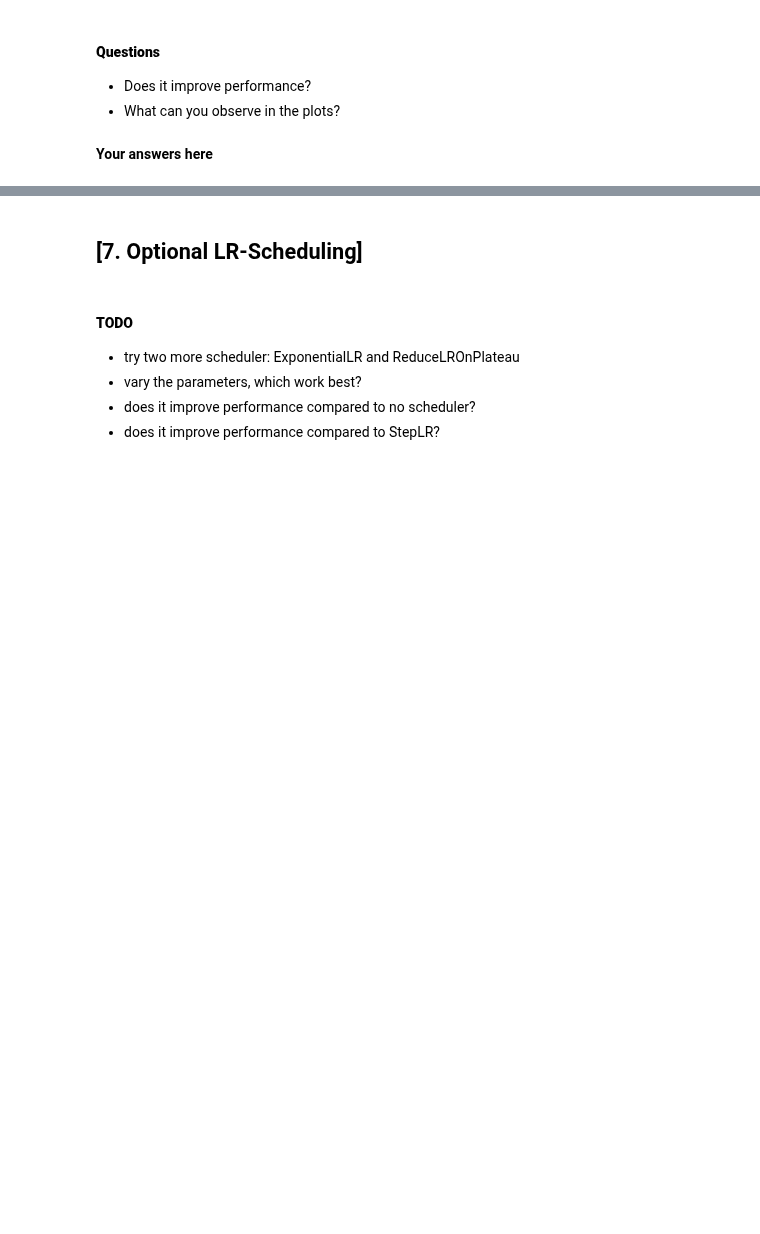
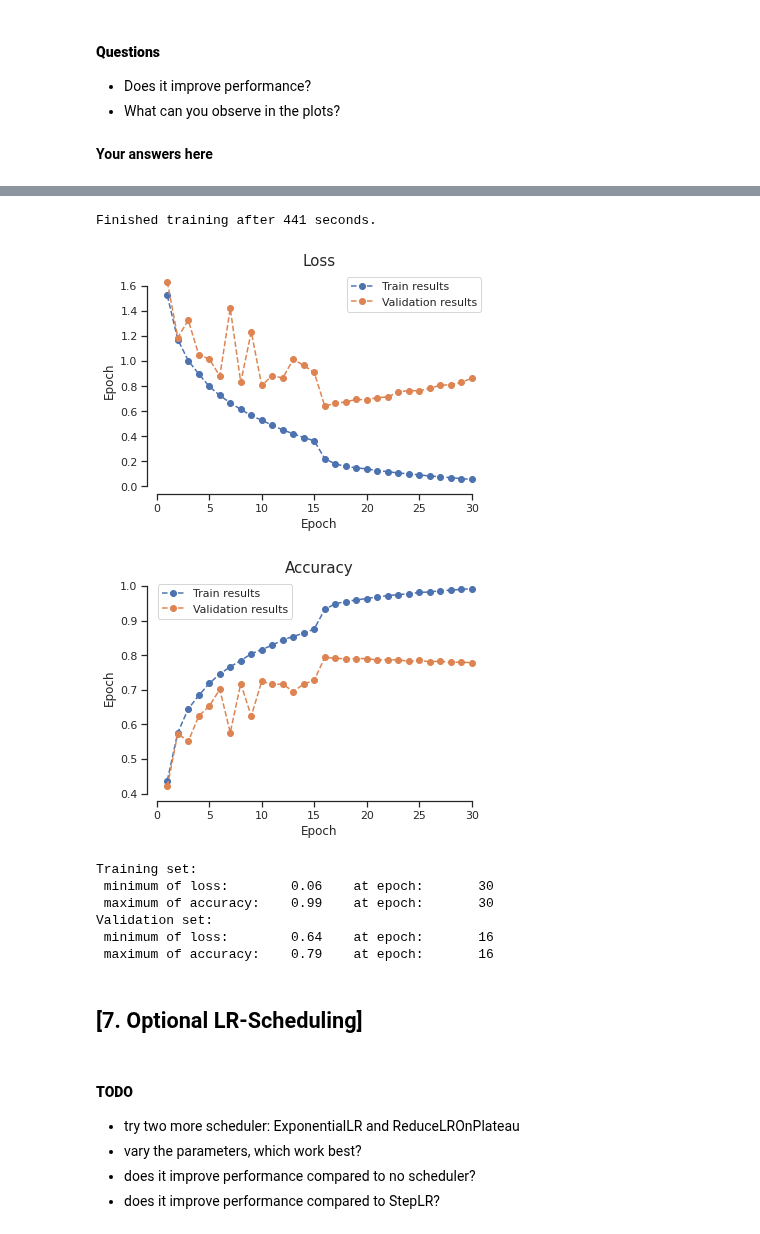
Before and after one commit to swang1112/DL_VL, a Jupyter notebook: Colab_Notebooks/Exercise3_2020.ipynb, the cells around one changed output, grey strips where cells are left out. Saved outputs shown, nothing was run; the diff lists cells and outputs as text; code cells hidden in the pictures; blank space fills up the shorter version.

Commit message:
LR scheduler

```diff
--- a/Colab_Notebooks/Exercise3_2020.ipynb
+++ b/Colab_Notebooks/Exercise3_2020.ipynb
@@ -677,15 +677,19 @@ Use the learning rate schedule as described in the ResNet paper (https://arxiv.o
 **Your answers here**
 # %%
 # TODO train and plot with scheduling, optimizer, lr as in the paper.
+# from paper "We start with a learning rate of 0.1, divide it by 10 at 32k and 48k iterations, and terminate training at 64k iterations"
 num_epochs = 30
 lr_initial = 1e-1
 model_resnet = ResNet(ResidualBlock, layers=[2, 2, 2, 2]).to(device)
 optimizer = optim.Adam(model_resnet.parameters(), lr=lr)
 
 # LR scheduler
-step_size = 1
-gamma = 0.9
-scheduler =
+iter_per_epoch = len(trainloader)
+iter_total = iter_per_epoch * num_epochs
+LR_step1 = 32/64 * iter_total / iter_per_epoch
+LR_step2 = 48/64 * iter_total / iter_per_epoch
+gamma = 0.1
+scheduler = torch.optim.lr_scheduler.MultiStepLR(optimizer, milestones=[LR_step1, LR_step2], gamma=gamma)
 
 # run training
 
@@ -698,3 +702,4 @@ utils.plot("Accuracy", "Epoch", train_accs, val_accs, yscale='linear')
 
 utils.print_results(train_losses, train_accs, 'Training')
 utils.print_results(val_losses, val_accs, 'Validation')
+# %% [output]
@@ -700,0 +707,9 @@ utils.print_results(val_losses, val_accs, 'Validation')
+Finished training after 441 seconds.
+[figure, added]
+[figure, added]
+Training set:
+ minimum of loss:        0.06    at epoch:       30
+ maximum of accuracy:    0.99    at epoch:       30
+Validation set:
+ minimum of loss:        0.64    at epoch:       16
+ maximum of accuracy:    0.79    at epoch:       16
```
Also changed, not shown: parts of 5 cells of this notebook, 1 other file.
